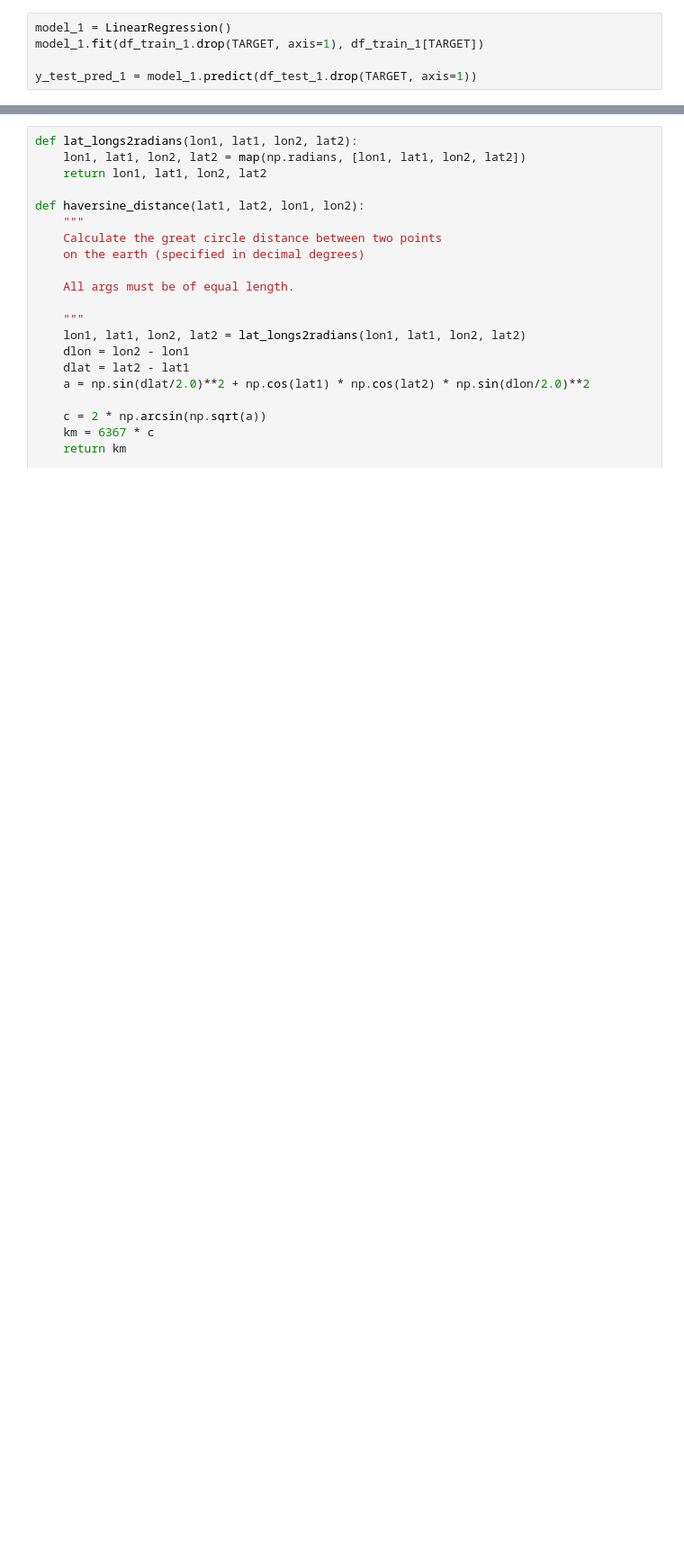
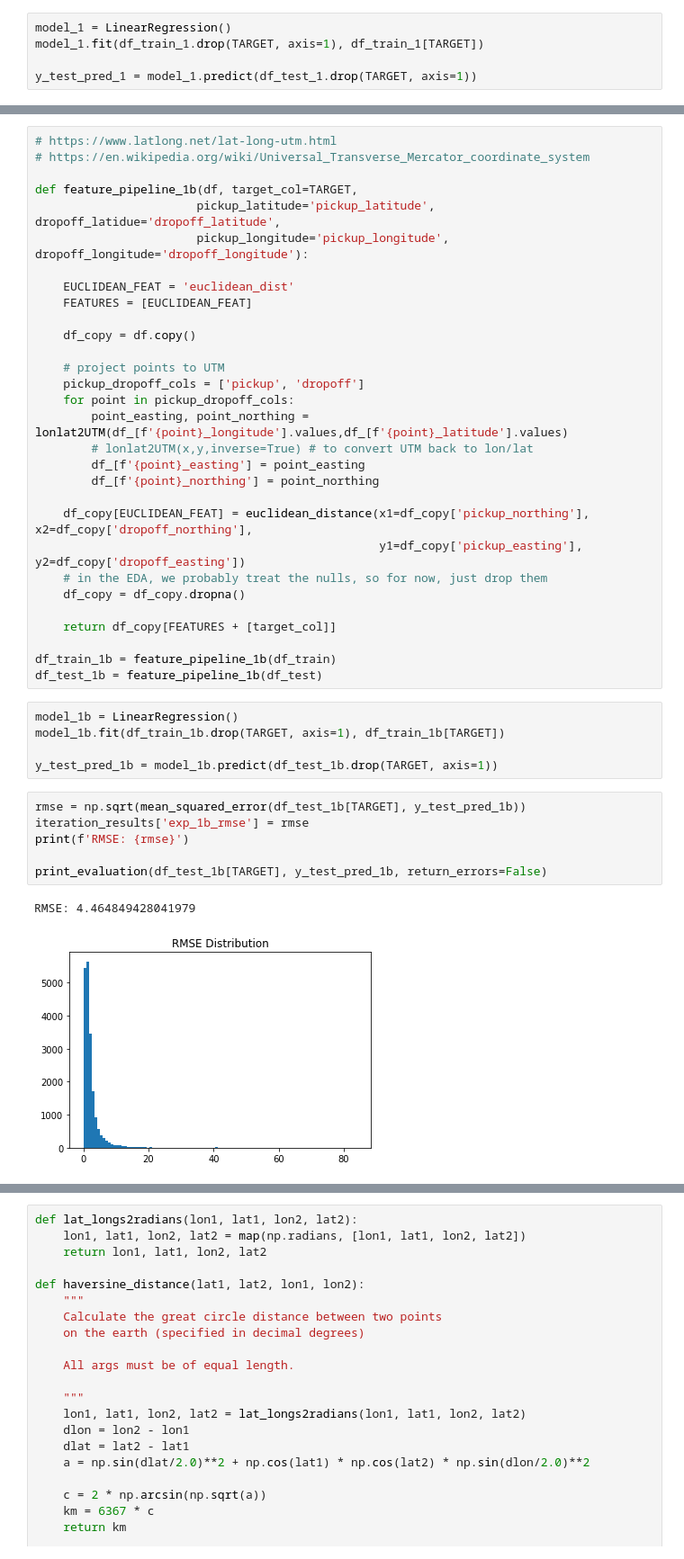
Before and after one commit to caiomiyashiro/geospatial_data_analysis, a Jupyter notebook: AMLD-2020/AMLD_2020.ipynb, the cells around one changed output, grey strips where cells are left out. Shown at 90% size. Saved outputs shown, nothing was run; the diff lists cells and outputs as text; blank space fills up the shorter version.

Commit message:
added UTM projection and started texts on projections

```diff
--- a/AMLD-2020/AMLD_2020.ipynb
+++ b/AMLD-2020/AMLD_2020.ipynb
@@ -467,0 +477,44 @@ RMSE: 7.888234959501506
+# %%
+# https://www.latlong.net/lat-long-utm.html
+# https://en.wikipedia.org/wiki/Universal_Transverse_Mercator_coordinate_system
+
+def feature_pipeline_1b(df, target_col=TARGET,
+                       pickup_latitude='pickup_latitude', dropoff_latidue='dropoff_latitude',
+                       pickup_longitude='pickup_longitude', dropoff_longitude='dropoff_longitude'):
+
+    EUCLIDEAN_FEAT = 'euclidean_dist'
+    FEATURES = [EUCLIDEAN_FEAT]
+
+    df_copy = df.copy()
+
+    # project points to UTM
+    pickup_dropoff_cols = ['pickup', 'dropoff']
+    for point in pickup_dropoff_cols:
+        point_easting, point_northing = lonlat2UTM(df_[f'{point}_longitude'].values,df_[f'{point}_latitude'].values)
+        # lonlat2UTM(x,y,inverse=True) # to convert UTM back to lon/lat
+        df_[f'{point}_easting'] = point_easting
+        df_[f'{point}_northing'] = point_northing
+
+    df_copy[EUCLIDEAN_FEAT] = euclidean_distance(x1=df_copy['pickup_northing'], x2=df_copy['dropoff_northing'],
+                                                 y1=df_copy['pickup_easting'], y2=df_copy['dropoff_easting'])
+    # in the EDA, we probably treat the nulls, so for now, just drop them
+    df_copy = df_copy.dropna()
+
+    return df_copy[FEATURES + [target_col]]
+
+df_train_1b = feature_pipeline_1b(df_train)
+df_test_1b = feature_pipeline_1b(df_test)
+# %%
+model_1b = LinearRegression()
+model_1b.fit(df_train_1b.drop(TARGET, axis=1), df_train_1b[TARGET])
+
+y_test_pred_1b = model_1b.predict(df_test_1b.drop(TARGET, axis=1))
+# %%
+rmse = np.sqrt(mean_squared_error(df_test_1b[TARGET], y_test_pred_1b))
+iteration_results['exp_1b_rmse'] = rmse
+print(f'RMSE: {rmse}')
+
+print_evaluation(df_test_1b[TARGET], y_test_pred_1b, return_errors=False)
+# %% [output]
+RMSE: 4.464849428041979
+[figure, added]
```
Also changed, not shown: parts of 21 cells of this notebook.
